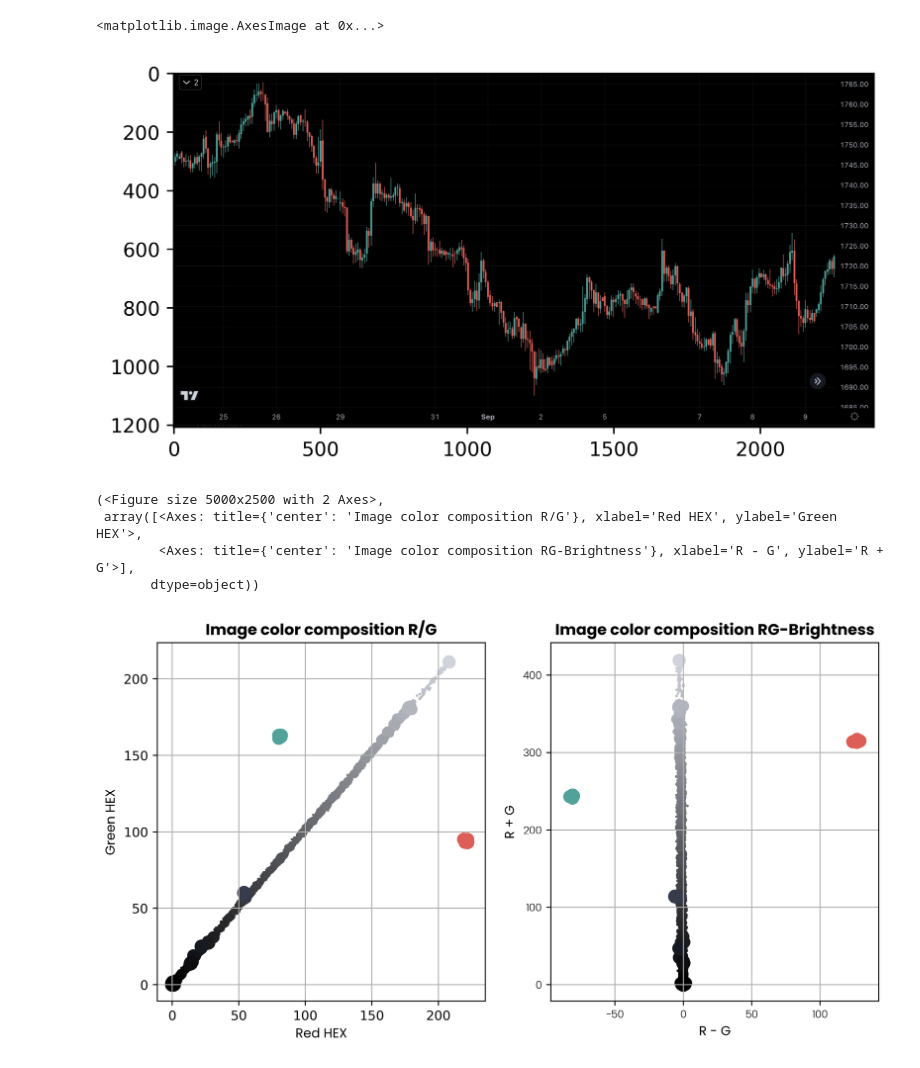
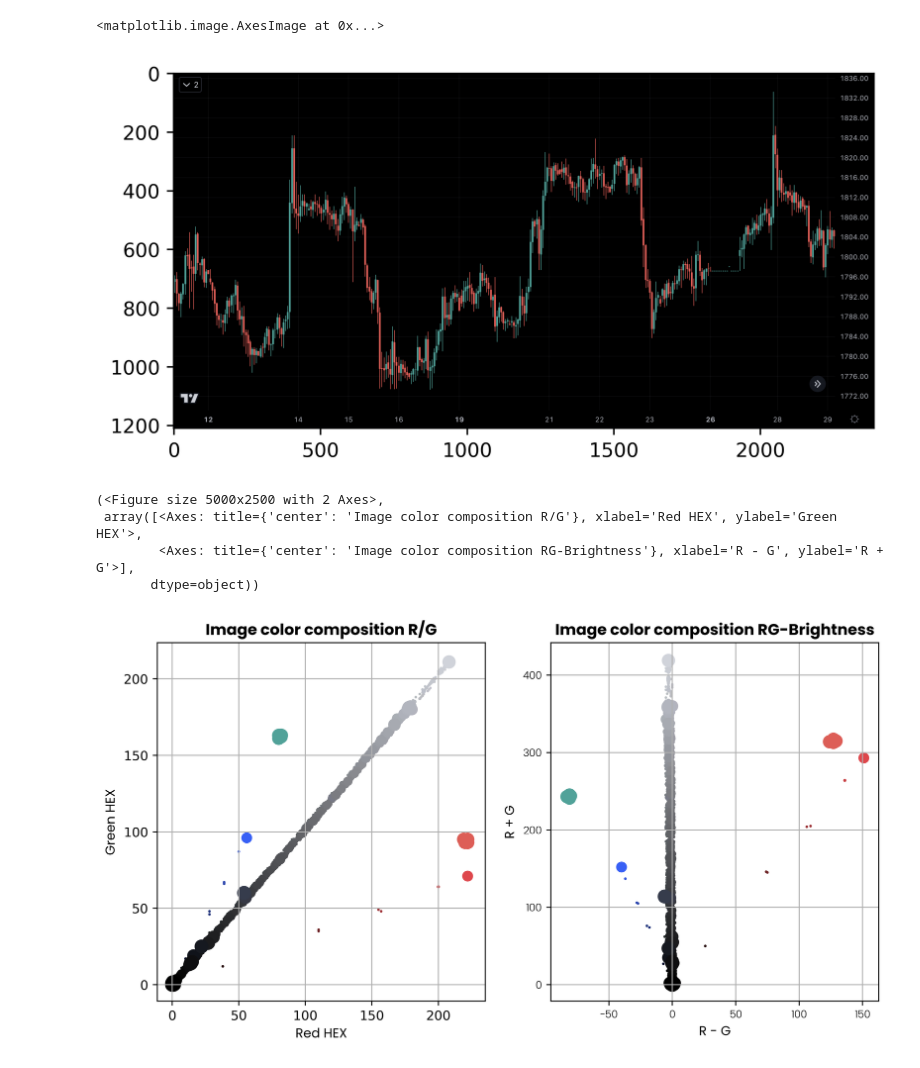
Before and after one commit to Pinkshepz/Enterprise, a Jupyter notebook: 02_Candlestick/toolkit.ipynb, the cells around one changed output. Drawn from its saved outputs; the diff is of its cells as text; code cells hidden in the pictures.

```diff
--- a/02_Candlestick/toolkit.ipynb
+++ b/02_Candlestick/toolkit.ipynb
@@ -40,29 +40,29 @@ PATH_INPUT = "/workspaces/Enterprise/02_Candlestick/input/image/"
 FILE_INPUT = sorted(next(os.walk(PATH_INPUT), (None, None, []))[2])
 # %%
 # load the image and convert into list
-IMG = Image.open(PATH_INPUT + FILE_INPUT[14])
+IMG = Image.open(PATH_INPUT + FILE_INPUT[20])
 IMG_LIST = np.asarray(IMG).tolist()
 
 # Loop over pixels and collect frequency of each color pixel
 COLOR_FREQ = {(0, 0, 0): 0}
 for h in np.arange(len(IMG_LIST)):
     for w in np.arange(len(IMG_LIST[h])):
         r = IMG_LIST[h][w][0]
         g = IMG_LIST[h][w][1]
         b = IMG_LIST[h][w][2]
         if (r, g, b) in COLOR_FREQ:
             COLOR_FREQ[(r, g, b)] += 1
         else:
             COLOR_FREQ[(r, g, b)] = 1
 
 # Sort COLOR_FREQ keys by values
 COLOR_FREQ = ({k: v for k, v in sorted(COLOR_FREQ.items(), key=lambda item: item[1])})
 
 # Check processed image
 plt.imshow(IMG_LIST)
 # %% [output]
 <matplotlib.image.AxesImage at 0x...>
-[figure, old version]
+[figure, new version]
 # %%
 # Plot color composition
 def color_composition(color_freq):
@@ -109,7 +109,7 @@ color_composition(COLOR_FREQ)
  array([<Axes: title={'center': 'Image color composition R/G'}, xlabel='Red HEX', ylabel='Green HEX'>,
         <Axes: title={'center': 'Image color composition RG-Brightness'}, xlabel='R - G', ylabel='R + G'>],
        dtype=object))
-[figure, old version]
+[figure, new version]
 # %%
 # Highlight bull and bear candles
 # Bull -> R - G < -10 & R + G > 200
```
Also changed, not shown: parts of 5 cells of this notebook, 9 other files.
